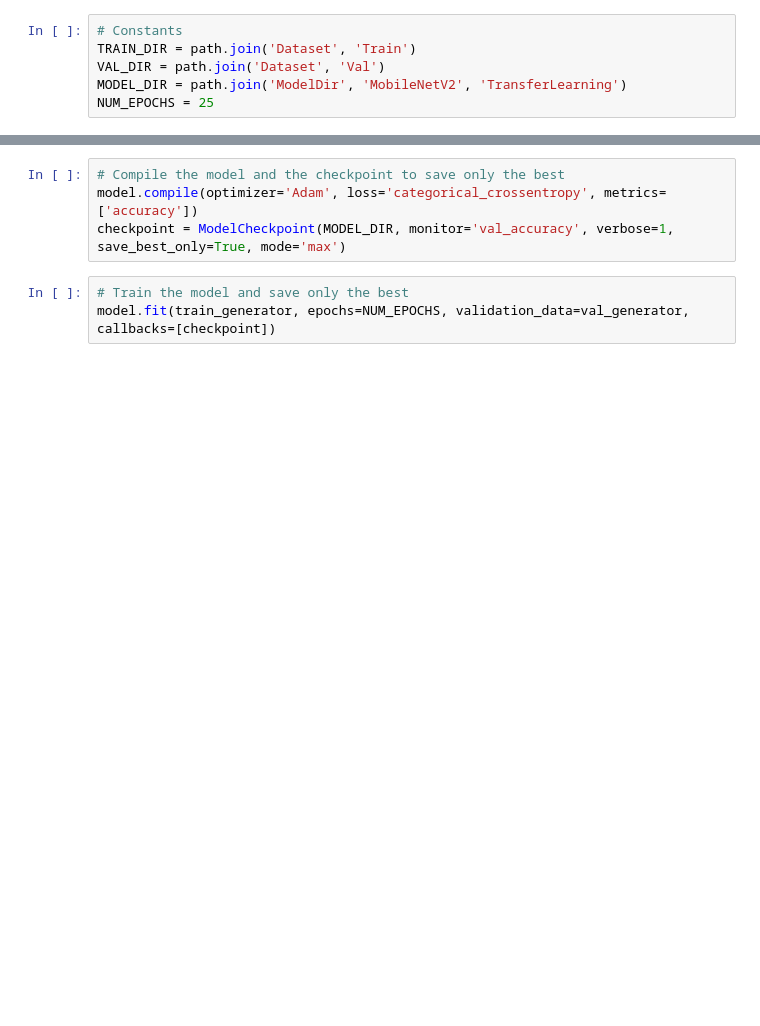
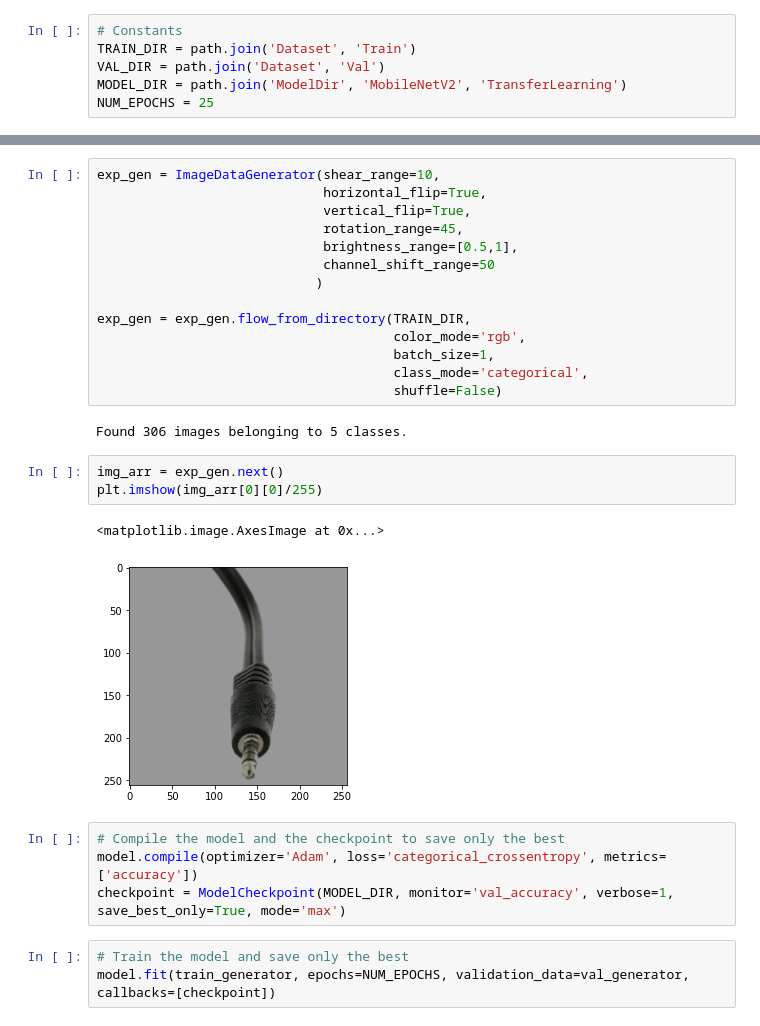
Before and after one commit to gahogg/What-Cord-is-this, a Jupyter notebook: Train Model.ipynb, the cells around one changed output, grey strips where cells are left out. Saved outputs shown, nothing was run; the diff lists cells and outputs as text; blank space fills up the shorter version.

Commit message:
Added power cord and 3.5mm, and image augmentation testing

```diff
--- a/Train Model.ipynb
+++ b/Train Model.ipynb
@@ -68,3 +76,25 @@ Found 126 images belonging to 3 classes.
+# %%
+exp_gen = ImageDataGenerator(shear_range=10,
+                             horizontal_flip=True,
+                             vertical_flip=True,
+                             rotation_range=45,
+                             brightness_range=[0.5,1],
+                             channel_shift_range=50
+                            )
+
+exp_gen = exp_gen.flow_from_directory(TRAIN_DIR,
+                                      color_mode='rgb',
+                                      batch_size=1,
+                                      class_mode='categorical',
+                                      shuffle=False)
+# %% [output]
+Found 306 images belonging to 5 classes.
+# %%
+img_arr = exp_gen.next()
+plt.imshow(img_arr[0][0]/255)
+# %% [output]
+<matplotlib.image.AxesImage at 0x...>
+[figure, added]
 # %%
 # Compile the model and the checkpoint to save only the best
 model.compile(optimizer='Adam', loss='categorical_crossentropy', metrics=['accuracy'])
```
Also changed, not shown: parts of 5 cells of this notebook, 3 other files.
